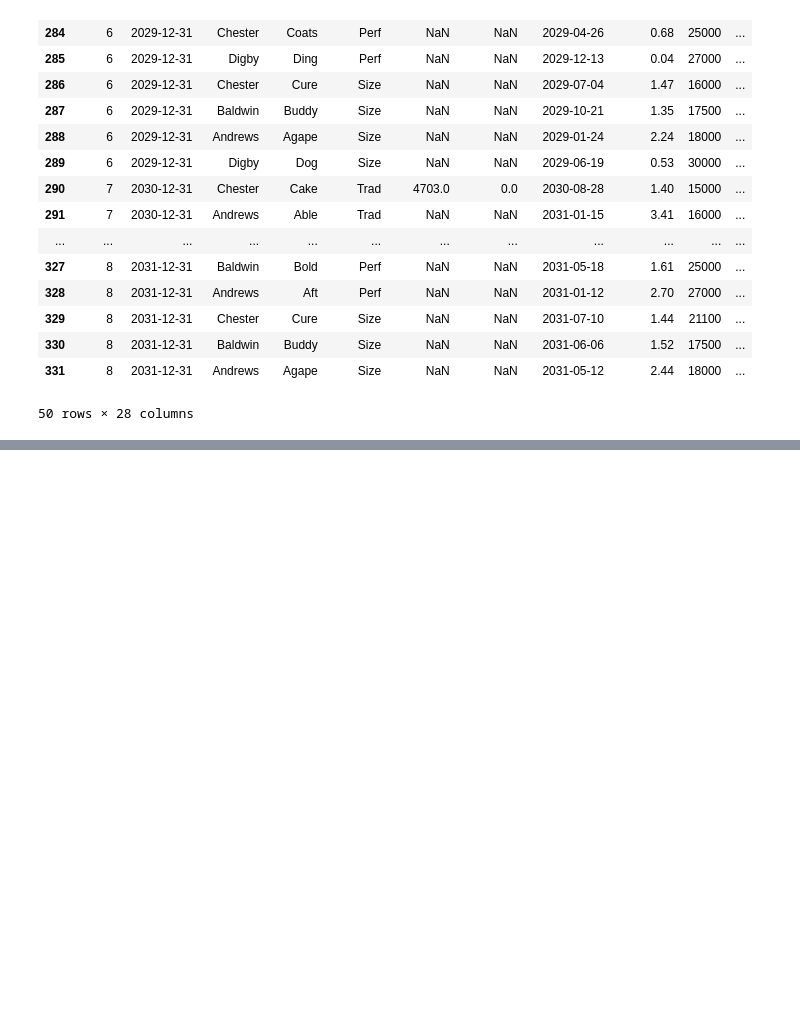
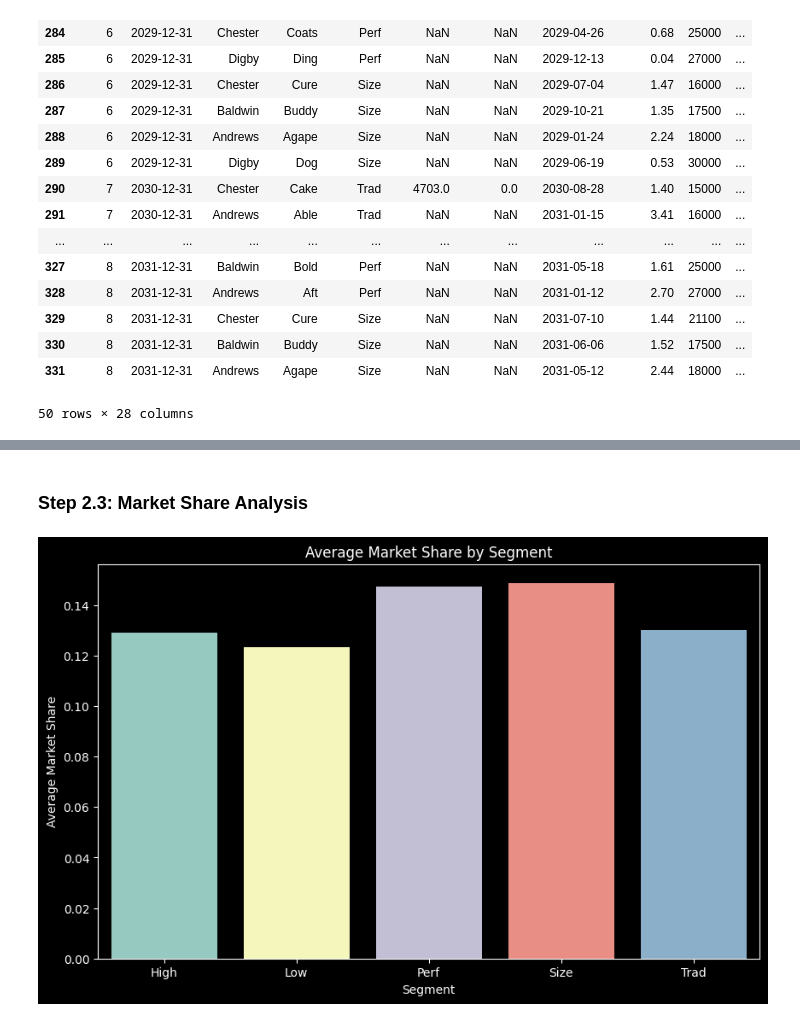
Before and after one commit to christinedbaxter/mbaCapstone, a Jupyter notebook: notebooks/exploratory/exploratory_analysis_v1.ipynb, the cells around one changed output, grey strips where cells are left out. Saved outputs shown, nothing was run; the diff lists cells and outputs as text; code cells hidden in the pictures; blank space fills up the shorter version.

```diff
--- a/notebooks/exploratory/exploratory_analysis_v1.ipynb
+++ b/notebooks/exploratory/exploratory_analysis_v1.ipynb
@@ -752,0 +815,17 @@ merged_product_df.to_csv('../../data/processed/merged_product.csv', index=False)
+# %% [markdown]
+### Step 2.3: Market Share Analysis
+# %%
+# Create copy of merged_product_df
+data = merged_product_df.copy()
+
+# Market Share Analysis
+market_share_data = data.groupby("segment")["marketShare"].mean().reset_index()
+
+plt.figure(figsize=(10, 6))
+sns.barplot(x="segment", y="marketShare", data=market_share_data)
+plt.title("Average Market Share by Segment")
+plt.xlabel("Segment")
+plt.ylabel("Average Market Share")
+plt.show()
+# %% [output]
+[figure, added]
```
Also changed, not shown: parts of 31 cells of this notebook, 1 other file.
